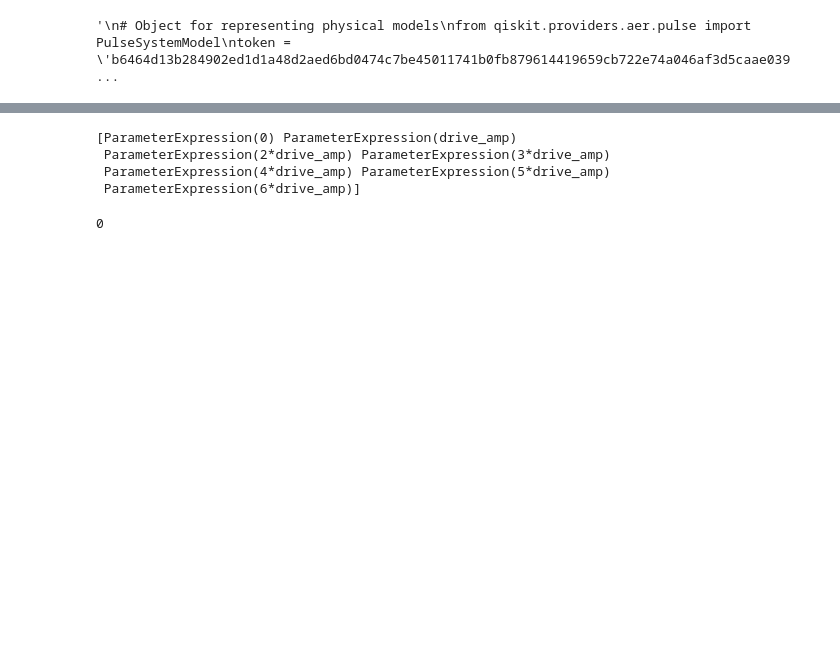
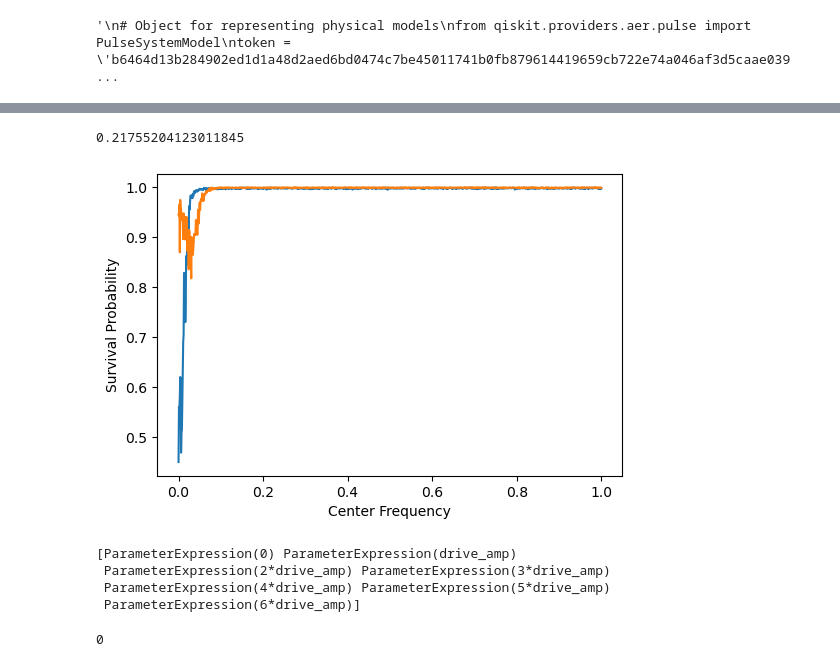
Before and after one commit to Fan-0/AQI2022, a Jupyter notebook: Summer 2022/sum22_test.ipynb, the cells around one changed output, grey strips where cells are left out. Drawn from its saved outputs; the diff is of its cells as text; code cells hidden in the pictures; blank space fills up the shorter version.

```diff
--- a/Summer 2022/sum22_test.ipynb
+++ b/Summer 2022/sum22_test.ipynb
@@ -63,3 +66,20 @@ RuntimeError: Optimal parameters not found: Number of calls to function has reac
+# %%
+signal.pi_p
+# %% [output]
+0.21755204123011845
+# %%
+data1= Su22.spec_data('\'013205.697928p')
+data2= Su22.spec_data('x_gate_sampling_03_08_04_725168.p')
+# %%
+fig = plt.figure(dpi=100)
+ax = fig.add_subplot(111)
+ax.plot(data2.all_probs[:,0], data2.all_probs[:,1])
+ax.plot(data1.all_probs[:,0], data1.all_probs[:,1])
+ax.set_ylabel('Survival Probability')
+ax.set_xlabel('Center Frequency')
+plt.show()
+# %% [output]
+[figure, added]
 # %%
 drive_amp = Parameter('drive_amp')
 with pulse.build(backend=backend, default_alignment='sequential', name='Rabi Experiment') as pulse_1:
```
Also changed, not shown: parts of 1 cell of this notebook, 10 other files.
